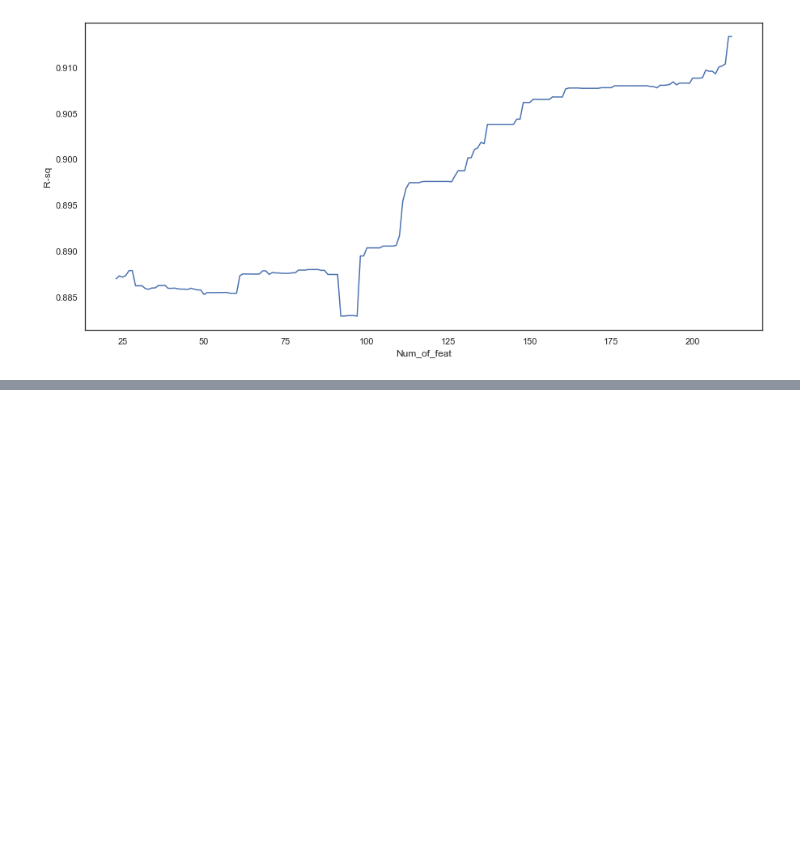
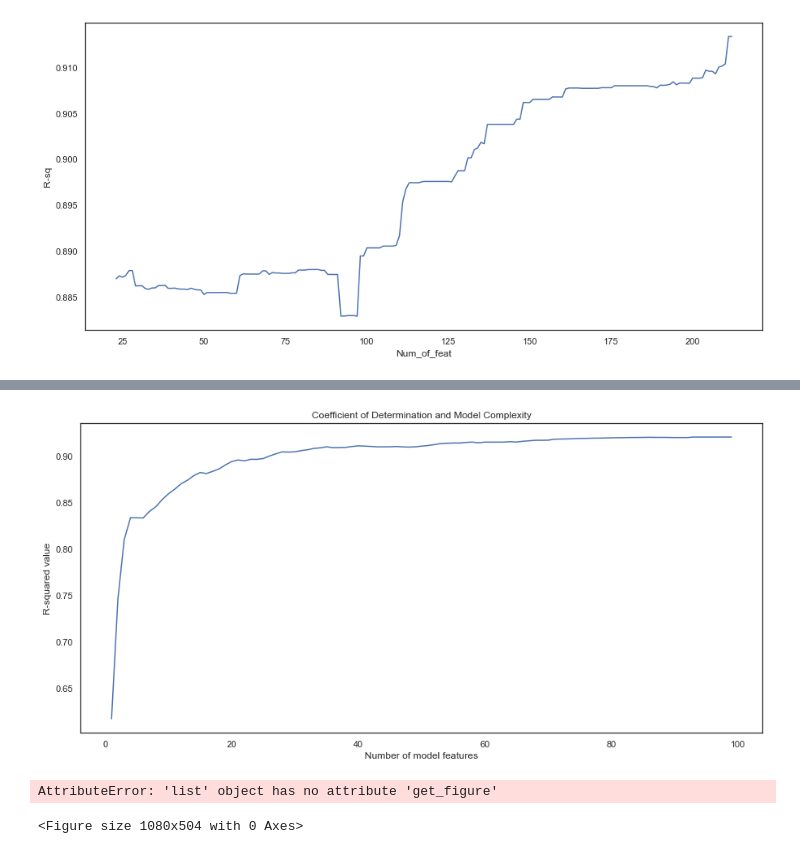
Before and after one commit to danielosetiawan/Ames_Housing_ML, a Jupyter notebook: Lasso_feat_import.ipynb, the cells around one changed output, grey strips where cells are left out. Cells and saved outputs as stored; diff of their text form; code cells hidden in the pictures; blank space fills up the shorter version.

Commit message:
Lasso feature importance

```diff
--- a/Lasso_feat_import.ipynb
+++ b/Lasso_feat_import.ipynb
@@ -180,0 +244,33 @@ sns.lineplot(x=df['Num_of_feat'], y=df['R-sq'])
+# %%
+feat_list = []
+j = 0
+Xtest_list = []
+Xtest_list.append(X_test)
+Xtrain_list = []
+Xtrain_list.append(X_train)
+ls=[]
+
+
+while j < 212:
+    results = permutation_importance(Lasso().fit(Xtrain_list[j], Y_train),
+                                     Xtest_list[j],
+                                     Y_test,
+                                     scoring='neg_mean_squared_error')
+    # get importance
+    sorted_idx = results.importances_mean.argsort()
+
+    feature_rank = {}
+    features = np.array(Xtest_list[j].columns.values)
+    feat_list.append(features)
+    # summarize feature importance
+    for i in sorted_idx[::-1]:
+        data = {features[i]: results.importances_mean[i]}
+        feature_rank.update(data)
+
+    last_feat = list(feature_rank)[-1]
+    del feature_rank[last_feat]
+    ls.append(grid.fit(Xtrain_list[j], Y_train).best_estimator_)
+    Xtest_list.append(X_test[list(feature_rank)])
+    Xtrain_list.append(X_train[list(feature_rank)])
+
+    j = j+1
@@ -180,0 +337,4 @@ sns.lineplot(x=df['Num_of_feat'], y=df['R-sq'])
+# %%
+df = pd.DataFrame(columns=['R-sq', 'Num_of_feat'])
+for i in range(0,212):
+    df=df.append({'R-sq':ls[i].score(Xtest_list[i], Y_test), 'Num_of_feat': 212-i}, ignore_index=True)
@@ -180,0 +357,10 @@ sns.lineplot(x=df['Num_of_feat'], y=df['R-sq'])
+# %%
+df1 = df[df['Num_of_feat']<100]
+# %%
+plot1 = sns.lineplot(x=df1['Num_of_feat'],
+                     y=df1['R-sq']).set(
+                                    title='Coefficient of Determination and Model Complexity',
+                                    xlabel = 'Number of model features',
+                                    ylabel = 'R-squared value')
+# %% [output]
+[figure, added]
@@ -180,0 +369,10 @@ sns.lineplot(x=df['Num_of_feat'], y=df['R-sq'])
+# %%
+figure = plot1.get_figure()
+figure.savefig('lasso_feat_imp.png', dpi=400)
+# %% [output]
+AttributeError: 'list' object has no attribute 'get_figure'
+# %%
+plt.tight_layout()
+plt.savefig("a.jpg")
+# %% [output]
+<Figure size 1080x504 with 0 Axes>
```
Also changed, not shown: parts of 20 cells of this notebook, 1 other file.
